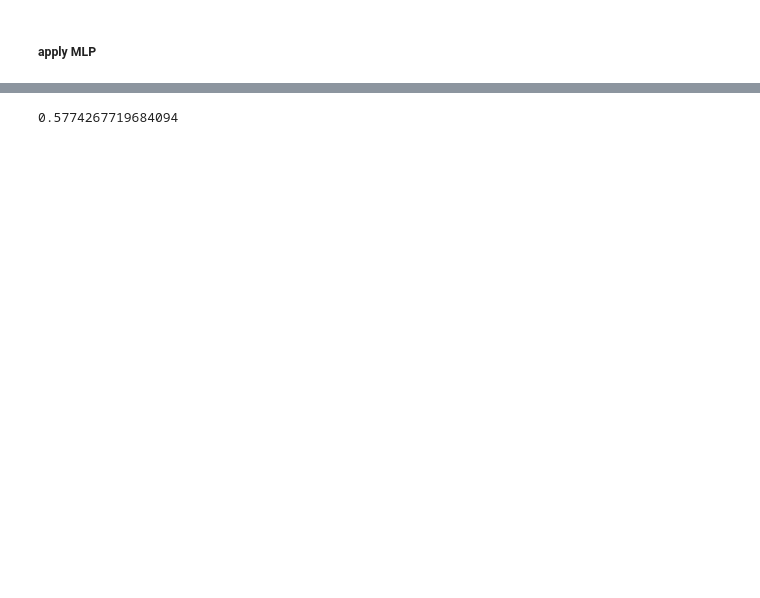
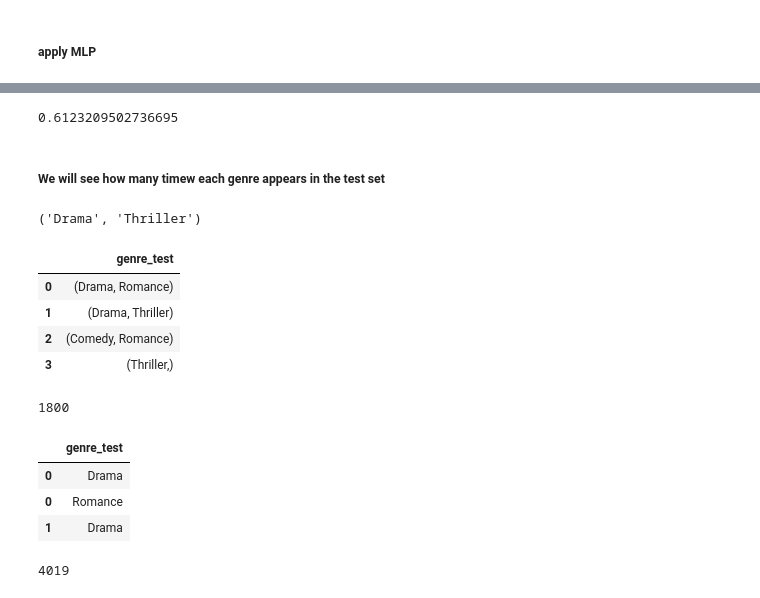
Before and after one commit to mnpoliti/movies, a Jupyter notebook: notebooks/api_data/Binaz+MLP.ipynb, the cells around one changed output, grey strips where cells are left out. Cells and saved outputs as stored; diff of their text form; code cells hidden in the pictures; blank space fills up the shorter version.

```diff
--- a/notebooks/api_data/Binaz+MLP.ipynb
+++ b/notebooks/api_data/Binaz+MLP.ipynb
@@ -452,9 +462,40 @@ f1_score(y_test, y_pred, average="micro", zero_division=0)
 # %%
 # predict probabilities
 y_pred_prob = clf.predict_proba(X_test_tfidf)
+t = 0.1 # threshold value
+y_pred_new = (y_pred_prob >= t).astype(int)
+f1_score(y_test, y_pred_new, average="micro", zero_division=0)
+# %% [output]
+0.6123209502736695
-# %%
-t = 0.1 # threshold value
-y_pred_new = (y_pred_prob >= t).astype(int)
-f1_score(y_test, y_pred_new, average="micro", zero_division=0)
-# %% [output]
-0.5774267719684094
+# %% [markdown]
+##### We will see how many timew each genre appears in the test set
+# %%
+y_test_count = multilabel_binarizer.inverse_transform(y_test)
+y_test_count[1]
+# %% [output]
+('Drama', 'Thriller')
+# %%
+test_df = pd.DataFrame({'genre_test': y_test_count})
+test_df.head(4)
+# %% [output]
+|  | genre_test |
+| 0 | (Drama, Romance) |
+| 1 | (Drama, Thriller) |
+| 2 | (Comedy, Romance) |
+| 3 | (Thriller,) |
+# %%
+len(test_df)
+# %% [output]
+1800
+# %%
+df_exploded = test_df.explode('genre_test')
+df_exploded.head(3)
+# %% [output]
+|  | genre_test |
+| 0 | Drama |
+| 0 | Romance |
+| 1 | Drama |
+# %%
+len(df_exploded)
+# %% [output]
+4019
```
Also changed, not shown: parts of 26 cells of this notebook, 1 other file.
